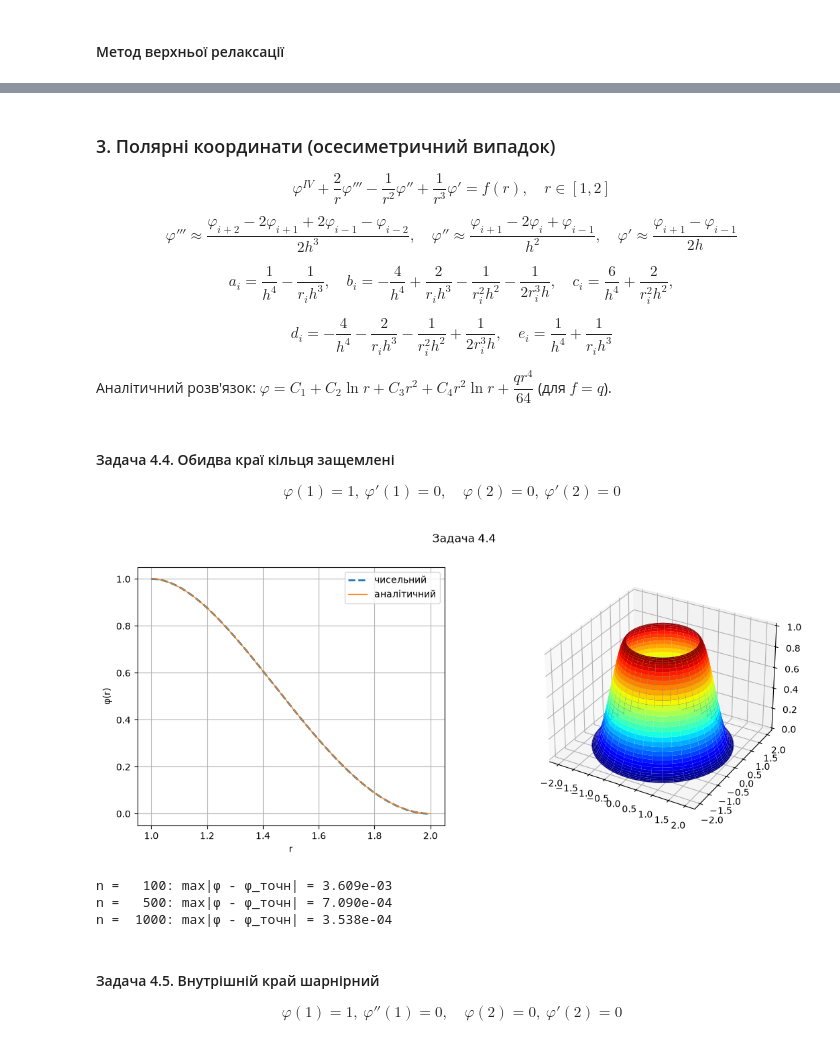
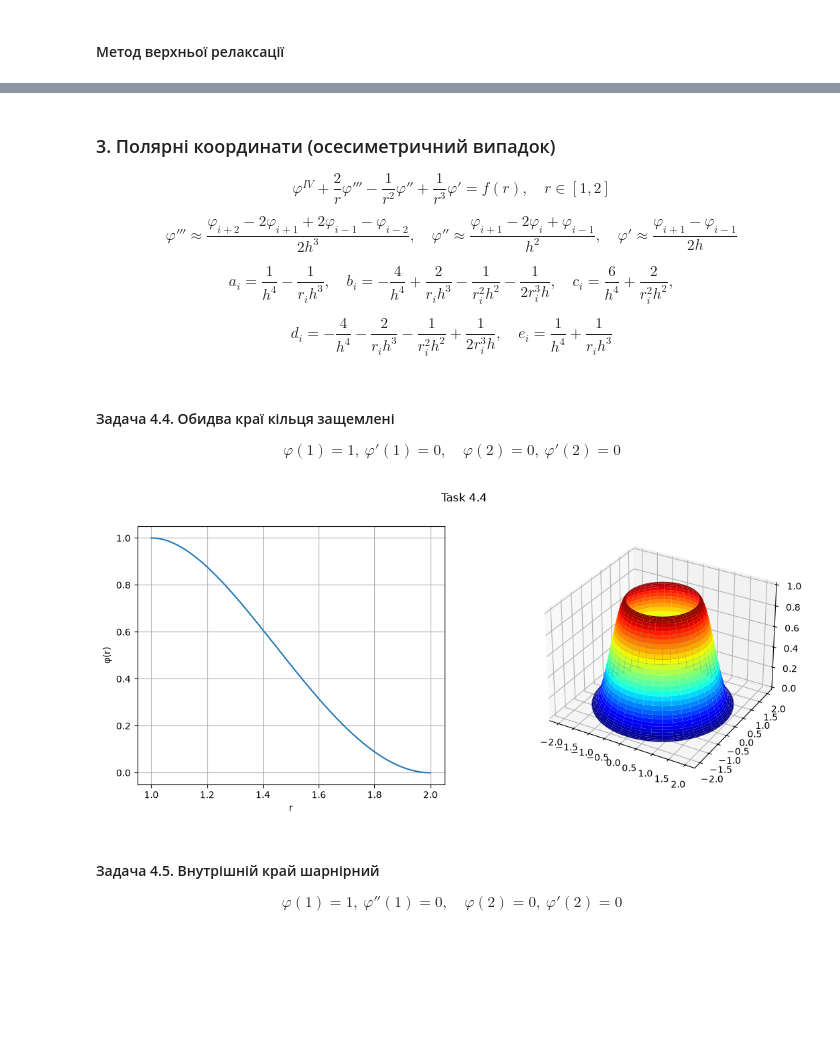
Before and after one commit to Pomidorry/CMMNS-labs, a Jupyter notebook: lab3.ipynb, the cells around one changed output, grey strips where cells are left out. Saved outputs shown, nothing was run; the diff lists cells and outputs as text; code cells hidden in the pictures; blank space fills up the shorter version.

```diff
--- a/lab3.ipynb
+++ b/lab3.ipynb
@@ -25,7 +23,7 @@ $$
 # %%
 def progonka5(a, b, c, d, e, f):
     n = len(c)
-    K = np.zeros(n + 2)          # K[-1], K[-2] = 0
+    K = np.zeros(n + 2)
     L = np.zeros(n + 2)
     M = np.zeros(n + 2)
     for i in range(n):
@@ -41,12 +39,3 @@ def progonka5(a, b, c, d, e, f):
     for i in range(n - 3, -1, -1):
         y[i] = K[i] * y[i + 1] + L[i] * y[i + 2] + M[i]
     return y
-
-
-n = 8
-a, b, d, e = np.random.rand(4, n)
-c = 5 + np.random.rand(n)
-a[:2] = b[:1] = d[-1:] = e[-2:] = 0
-f = np.random.rand(n)
-A = np.diag(c) + np.diag(b[1:], -1) + np.diag(a[2:], -2) + np.diag(d[:-1], 1) + np.diag(e[:-2], 2)
-print(np.abs(progonka5(a, b, c, d, e, f) - np.linalg.solve(A, f)).max())
@@ -506,8 +343,6 @@ $$
 d_i = -\frac{4}{h^4} - \frac{2}{r_ih^3} - \frac{1}{r_i^2h^2} + \frac{1}{2r_i^3h}, \quad
 e_i = \frac{1}{h^4} + \frac{1}{r_ih^3}
 $$
-
-Аналітичний розв'язок: $\varphi = C_1 + C_2\ln r + C_3 r^2 + C_4 r^2\ln r + \dfrac{q r^4}{64}$ (для $f = q$).
 # %%
 def polar(f, left, right, n=1000, ra=1, rb=2):
     h = (rb - ra) / n
@@ -525,42 +360,20 @@ def polar(f, left, right, n=1000, ra=1, rb=2):
     return r, progonka5(*A, F)
 
 
-def exact_polar(conds, q=0):
-    def basis(r, k):
-        r = np.asarray(r, float)
-        lr = np.log(r)
-        return np.array({0: [1 + 0 * r, lr, r**2, r**2 * lr],
-                         1: [0 * r, 1 / r, 2 * r, 2 * r * lr + r],
-                         2: [0 * r, -1 / r**2, 2 + 0 * r, 2 * lr + 3]}[k])
-
-    part = [lambda r: q * r**4 / 64, lambda r: q * r**3 / 16, lambda r: 3 * q * r**2 / 16]
-    S = np.array([basis(rc, k) for k, rc, v in conds])
-    C = np.linalg.solve(S, [v - part[k](rc) for k, rc, v in conds])
-    return lambda r: C @ basis(r, 0) + part[0](r)
-
-
-def show_polar(f, left, right, title, q=0):
+def show_polar(f, left, right, title):
     r, p = polar(f, left, right)
-    pe = exact_polar([(k, 1, v) for k, v in left] + [(k, 2, v) for k, v in right], q)
-
     th = np.linspace(0, 2 * np.pi, 120)
     R, TH = np.meshgrid(r[::10], th)
     fig = plt.figure(figsize=(13, 5))
     fig.suptitle(title)
     ax = fig.add_subplot(1, 2, 1)
-    ax.plot(r, p, "--", lw=2, label="чисельний")
-    ax.plot(r, pe(r), lw=1, label="аналітичний")
+    ax.plot(r, p)
     ax.set_xlabel("r")
     ax.set_ylabel("φ(r)")
     ax.grid()
-    ax.legend()
     ax = fig.add_subplot(1, 2, 2, projection="3d")
     ax.plot_surface(R * np.cos(TH), R * np.sin(TH), np.tile(p[::10], (len(th), 1)), cmap="jet")
     plt.show()
-
-    for n_ in [100, 500, 1000]:
-        r, p = polar(f, left, right, n_)
-        print(f"n = {n_:5d}: max|φ - φ_точн| = {np.abs(p - pe(r)).max():.3e}")
 # %% [markdown]
 #### Задача 4.4. Обидва краї кільця защемлені
 
@@ -569,12 +382,9 @@ $$
 $$
 # %%
 zero = lambda r: 0 * r
-show_polar(zero, [(0, 1), (1, 0)], [(0, 0), (1, 0)], "Задача 4.4")
+show_polar(zero, [(0, 1), (1, 0)], [(0, 0), (1, 0)], "Task 4.4")
 # %% [output]
-[figure, old version]
+[figure, new version]
-n =   100: max|φ - φ_точн| = 3.609e-03
-n =   500: max|φ - φ_точн| = 7.090e-04
-n =  1000: max|φ - φ_точн| = 3.538e-04
 # %% [markdown]
 #### Задача 4.5. Внутрішній край шарнірний
 
```
Also changed, not shown: parts of 28 cells of this notebook.
